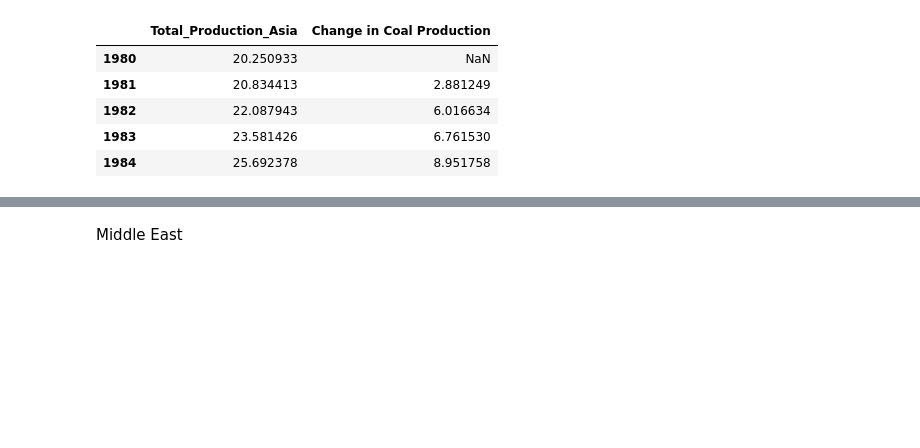
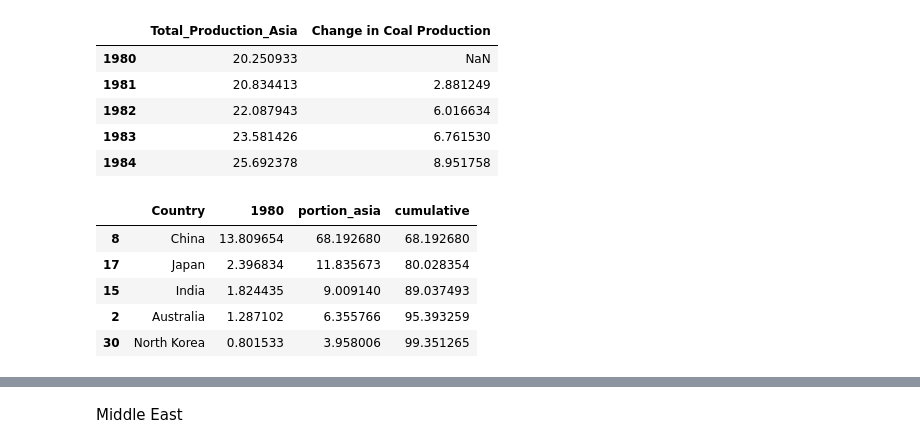
Before and after one commit to lurza/World-Energy-Analysis-main, a Jupyter notebook: Energy_Con_Prod.ipynb, the cells around one changed output, grey strips where cells are left out. Cells and saved outputs as stored; diff of their text form; code cells hidden in the pictures; blank space fills up the shorter version.

Commit message:
preparing top consumer production and consumption for asia for coal and ng

```diff
--- a/Energy_Con_Prod.ipynb
+++ b/Energy_Con_Prod.ipynb
@@ -1318,3 +1317,17 @@ fig_coal_asia = fig_coal_asia.add_trace(go.Scatter(x=con_coal_asia_sum.index, y=
 fig_coal_asia = fig_coal_asia.add_trace(go.Scatter(x=prod_coal_asia_sum.index, y=prod_coal_asia_sum['Total_Production_Asia'], name='Total Coal Production Asia'))
 fig_coal_asia.update_layout(title='Total Coal Consumption Asia vs Total Coal Production Asia 1980 - 2021')
 fig_coal_asia.show()
+# %%
+top_coal_consumption_asia_1980 = con_coal_asia[['Country','1980']]
+top_coal_consumption_asia_1980['1980'] = pd.to_numeric(top_coal_consumption_asia_1980['1980'], errors='coerce')
+top_coal_consumption_asia_1980 = top_coal_consumption_asia_1980.reset_index(drop=True).sort_values(by='1980', ascending=False, na_position='last')
+top_coal_consumption_asia_1980['portion_asia'] = top_coal_consumption_asia_1980['1980']/prod_coal_asia_sum.loc['1980'][0]*100
+top_coal_consumption_asia_1980['cumulative'] = top_coal_consumption_asia_1980['portion_asia'].cumsum()
+top_coal_consumption_asia_1980.head()
+# %% [output]
+|  | Country | 1980 | portion_asia | cumulative |
+| 8 | China | 13.809654 | 68.192680 | 68.192680 |
+| 17 | Japan | 2.396834 | 11.835673 | 80.028354 |
+| 15 | India | 1.824435 | 9.009140 | 89.037493 |
+| 2 | Australia | 1.287102 | 6.355766 | 95.393259 |
+| 30 | North Korea | 0.801533 | 3.958006 | 99.351265 |
```
Also changed, not shown: parts of 21 cells of this notebook.
